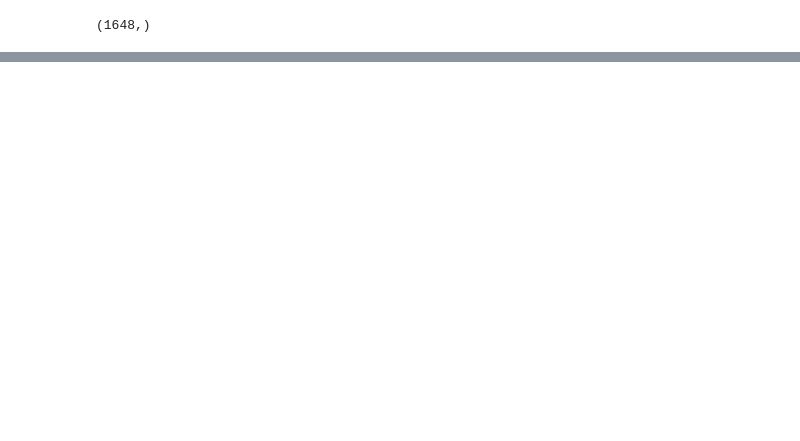
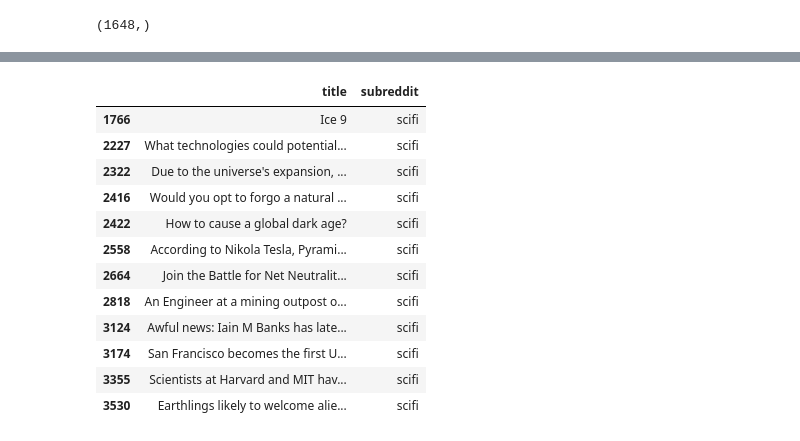
Before and after one commit to mikeminik/subreddit_identification_with_NLP, a Jupyter notebook: code/05_Production Model.ipynb, the cells around one changed output, grey strips where cells are left out. Saved outputs shown, nothing was run; the diff lists cells and outputs as text; code cells hidden in the pictures; blank space fills up the shorter version.

```diff
--- a/code/05_Production Model.ipynb
+++ b/code/05_Production Model.ipynb
@@ -165,0 +190,17 @@ plt.savefig('../images/common_domains.png')
+# %%
+original_reddit_df.iloc[[1766, 2227, 2322, 2416, 2422, 2558, 2664, 2818, 3124, 3174, 3355,
+            3530], [2, 4]]
+# %% [output]
+|  | title | subreddit |
+| 1766 | Ice 9 | scifi |
+| 2227 | What technologies could potential... | scifi |
+| 2322 | Due to the universe's expansion, ... | scifi |
+| 2416 | Would you opt to forgo a natural ... | scifi |
+| 2422 | How to cause a global dark age? | scifi |
+| 2558 | According to Nikola Tesla, Pyrami... | scifi |
+| 2664 | Join the Battle for Net Neutralit... | scifi |
+| 2818 | An Engineer at a mining outpost o... | scifi |
+| 3124 | Awful news: Iain M Banks has late... | scifi |
+| 3174 | San Francisco becomes the first U... | scifi |
+| 3355 | Scientists at Harvard and MIT hav... | scifi |
+| 3530 | Earthlings likely to welcome alie... | scifi |
```
Also changed, not shown: parts of 7 cells of this notebook, 4 other files.
